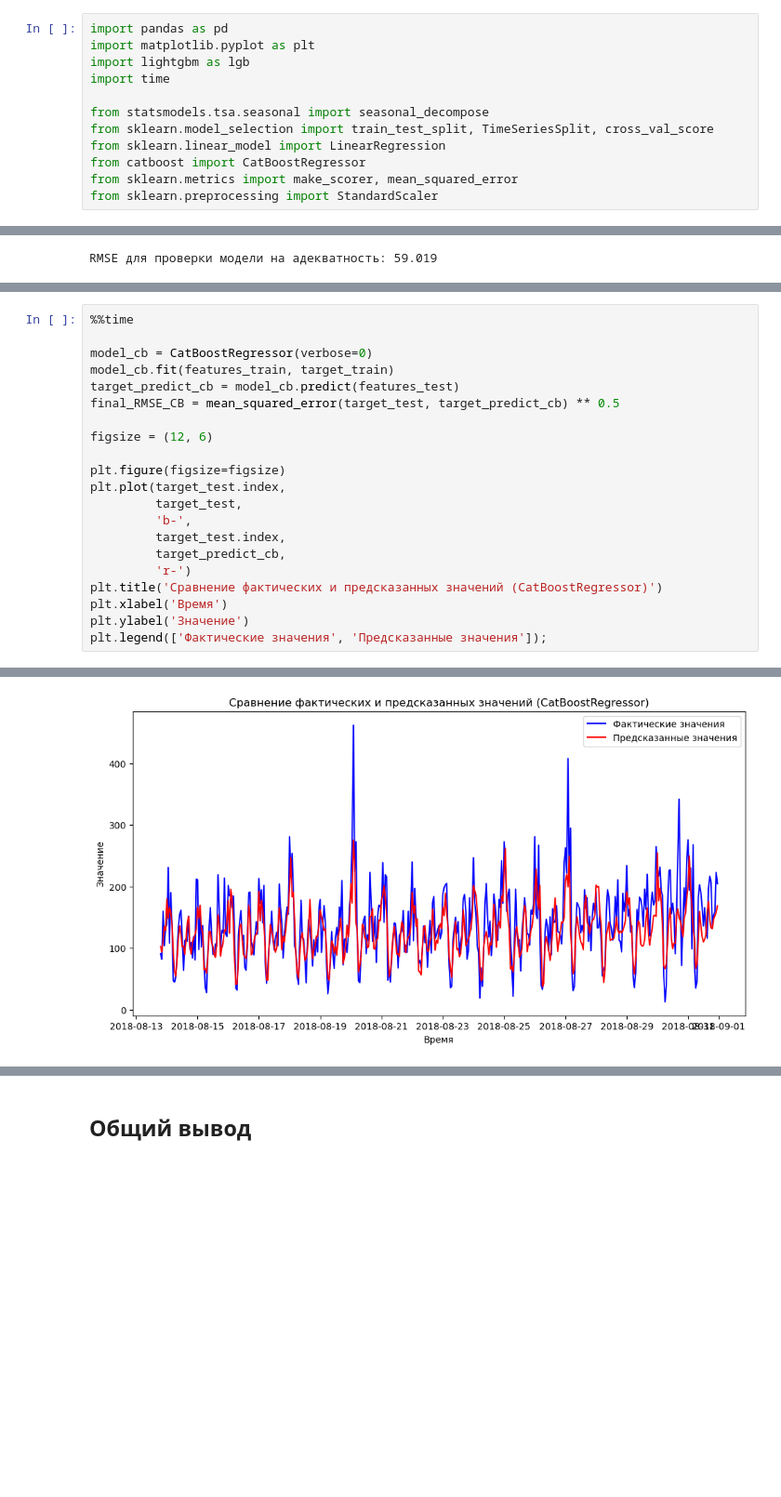
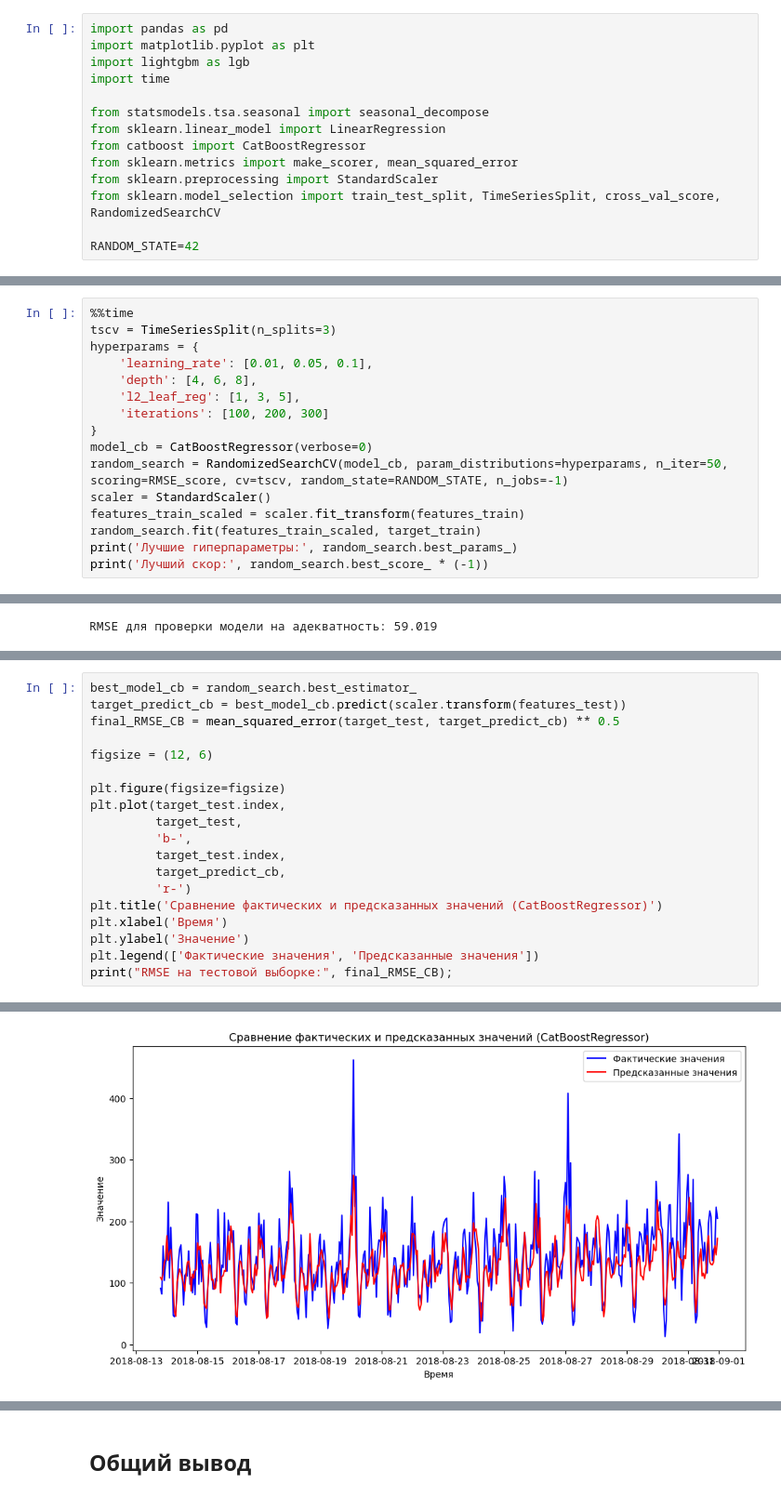
Before and after one commit to butuzovzeleboba/Taxi-order-forecasting, a Jupyter notebook: Taxi-order-forecasting.ipynb, the cells around one changed output, grey strips where cells are left out. Shown at 93% size. Saved outputs shown, nothing was run; the diff lists cells and outputs as text; blank space fills up the shorter version.

```diff
--- a/Taxi-order-forecasting.ipynb
+++ b/Taxi-order-forecasting.ipynb
@@ -29,11 +29,13 @@ import lightgbm as lgb
 import time
 
 from statsmodels.tsa.seasonal import seasonal_decompose
-from sklearn.model_selection import train_test_split, TimeSeriesSplit, cross_val_score
 from sklearn.linear_model import LinearRegression
 from catboost import CatBoostRegressor
 from sklearn.metrics import make_scorer, mean_squared_error
 from sklearn.preprocessing import StandardScaler
+from sklearn.model_selection import train_test_split, TimeSeriesSplit, cross_val_score, RandomizedSearchCV
+
+RANDOM_STATE=42
 # %%
 try:
     data=pd.read_csv('/datasets/taxi.csv', index_col=[0], parse_dates=[0])
@@ -314,0 +305,16 @@ Wall time: 10.6 s
+# %%
+%%time
+tscv = TimeSeriesSplit(n_splits=3)
+hyperparams = {
+    'learning_rate': [0.01, 0.05, 0.1],
+    'depth': [4, 6, 8],
+    'l2_leaf_reg': [1, 3, 5],
+    'iterations': [100, 200, 300]
+}
+model_cb = CatBoostRegressor(verbose=0)
+random_search = RandomizedSearchCV(model_cb, param_distributions=hyperparams, n_iter=50, scoring=RMSE_score, cv=tscv, random_state=RANDOM_STATE, n_jobs=-1)
+scaler = StandardScaler()
+features_train_scaled = scaler.fit_transform(features_train)
+random_search.fit(features_train_scaled, target_train)
+print('Лучшие гиперпараметры:', random_search.best_params_)
+print('Лучший скор:', random_search.best_score_ * (-1))
@@ -380,9 +370,6 @@ Wall time: 237 ms
 # %%
-%%time
-
-model_cb = CatBoostRegressor(verbose=0)
-model_cb.fit(features_train, target_train)
-target_predict_cb = model_cb.predict(features_test)
+best_model_cb = random_search.best_estimator_
+target_predict_cb = best_model_cb.predict(scaler.transform(features_test))
 final_RMSE_CB = mean_squared_error(target_test, target_predict_cb) ** 0.5
 
 figsize = (12, 6)
@@ -397,5 +384,6 @@ plt.plot(target_test.index,
 plt.title('Сравнение фактических и предсказанных значений (CatBoostRegressor)')
 plt.xlabel('Время')
 plt.ylabel('Значение')
-plt.legend(['Фактические значения', 'Предсказанные значения']);
+plt.legend(['Фактические значения', 'Предсказанные значения'])
+print("RMSE на тестовой выборке:", final_RMSE_CB);
 # %% [output]
@@ -404 +391 @@ Wall time: 4.69 s
-[figure, old version]
+[figure, new version]
```
Also changed, not shown: parts of 20 cells of this notebook.
